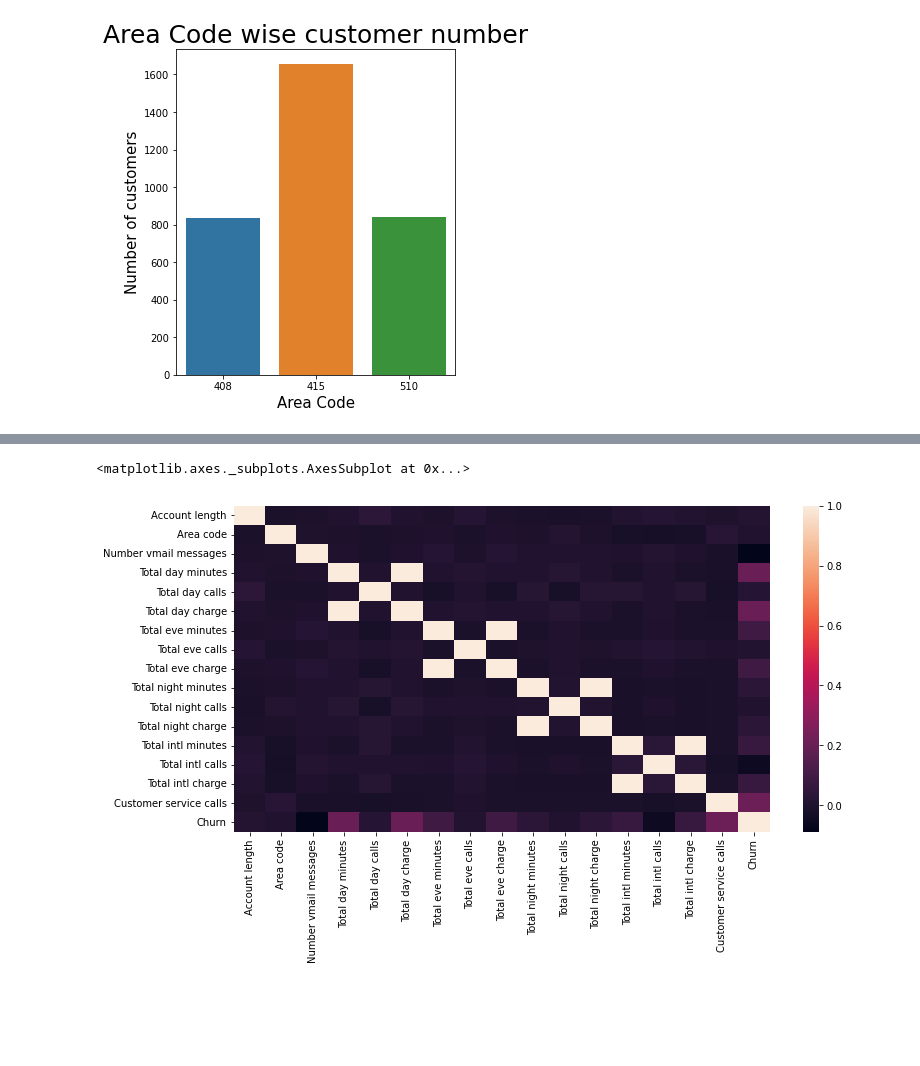
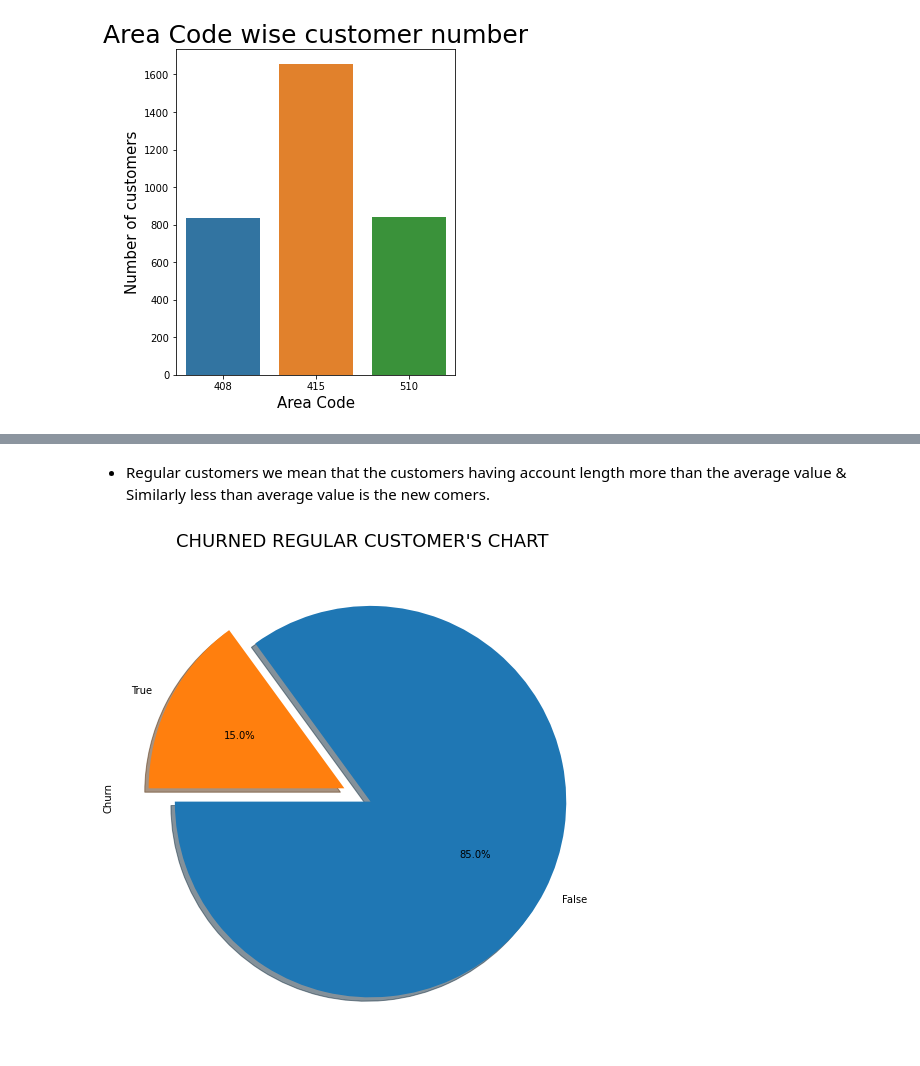
Before and after one commit to pratyushkumarrath/Telecom-Churn-Analysis, a Jupyter notebook: Telecom_Churn_Analysis_Capstone_Project.ipynb, the cells around one changed output, grey strips where cells are left out. Drawn from its saved outputs; the diff is of its cells as text; code cells hidden in the pictures; blank space fills up the shorter version.

```diff
--- a/Telecom_Churn_Analysis_Capstone_Project.ipynb
+++ b/Telecom_Churn_Analysis_Capstone_Project.ipynb
@@ -18,7 +21,7 @@ import pandas as pd
 import numpy as np
 import matplotlib.pyplot as plt
 import seaborn as sns
-telco_df = pd.read_csv('/Telecom Churn.csv')
+telco_df = pd.read_csv('/content/drive/MyDrive/EDA Data Analysis/Telecom Churn.csv')
 # %% [markdown]
 # 2. DATA INFORMATION
 # %%
@@ -294,5 +203,9 @@ plt.show()
-# %%
-sns.heatmap(telco_df.corr())
-# %% [output]
-<matplotlib.axes._subplots.AxesSubplot at 0x...>
-[figure, removed]
+# %% [markdown]
+* Regular customers we mean that the customers having account length more than the average value & Similarly less than average value is the new comers.
+# %%
+# Finding percentage of churn in regular customers
+regular_customer ['Churn'].value_counts().plot.pie(explode=[0.05,0.1],autopct='%1.1f%%',startangle=180,shadow=True,figsize=(9,9))
+plt.title("CHURNED REGULAR CUSTOMER'S CHART",size = 18)
+plt.show()
+# %% [output]
+[figure, added]
```
Also changed, not shown: parts of 87 cells of this notebook.
